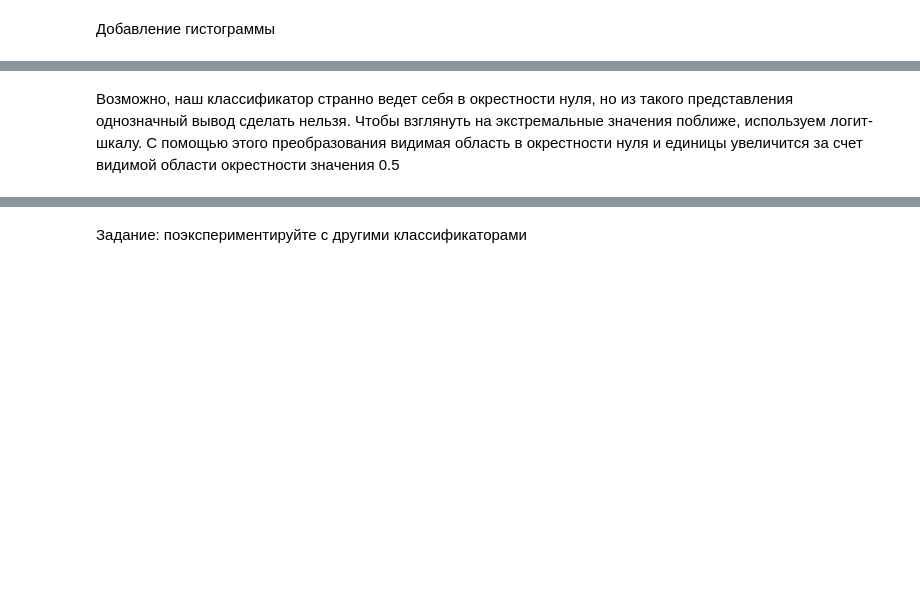
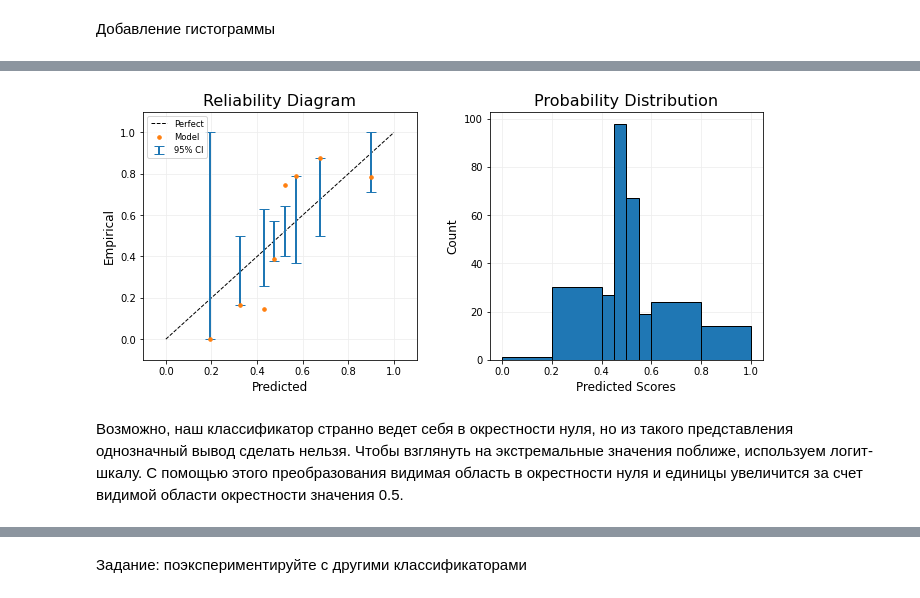
Before and after one commit to hse-ds/iad-intro-ds, a Jupyter notebook: 2023/seminars/sem10_calibration/sem10_calibration.ipynb, the cells around one changed output, grey strips where cells are left out. Cells and saved outputs as stored; diff of their text form; code cells hidden in the pictures; blank space fills up the shorter version.

```diff
--- a/2023/seminars/sem10_calibration/sem10_calibration.ipynb
+++ b/2023/seminars/sem10_calibration/sem10_calibration.ipynb
@@ -367,13 +369,12 @@ mli.plot_reliability_diagram?
 # %%
-# plt.figure(figsize=(10, 5))
-# custom_bins = np.array([0.0, 0.2, 0.4, 0.45, 0.5, 0.55, 0.6, 0.8, 1.0])
-#
-# mli.plot_reliability_diagram(
-#     y_test,
-#     y_pred_proba,
-#     bins=custom_bins,
-#     show_histogram=True
-# );
+plt.figure(figsize=(10, 5))
+custom_bins = np.array([0.0, 0.2, 0.4, 0.45, 0.5, 0.55, 0.6, 0.8, 1.0])
+
+mli.plot_reliability_diagram(
+    y_test, y_pred_proba, bins=custom_bins, show_histogram=True
+);
+# %% [output]
+[figure, added]
 # %% [markdown]
-Возможно, наш классификатор странно ведет себя в окрестности нуля, но из такого представления однозначный вывод сделать нельзя. Чтобы взглянуть на экстремальные значения поближе, используем логит-шкалу. С помощью этого преобразования видимая область в окрестности нуля и единицы увеличится за счет видимой области окрестности значения 0.5
+Возможно, наш классификатор странно ведет себя в окрестности нуля, но из такого представления однозначный вывод сделать нельзя. Чтобы взглянуть на экстремальные значения поближе, используем логит-шкалу. С помощью этого преобразования видимая область в окрестности нуля и единицы увеличится за счет видимой области окрестности значения 0.5.
 # %%
```
Also changed, not shown: parts of 60 cells of this notebook.
